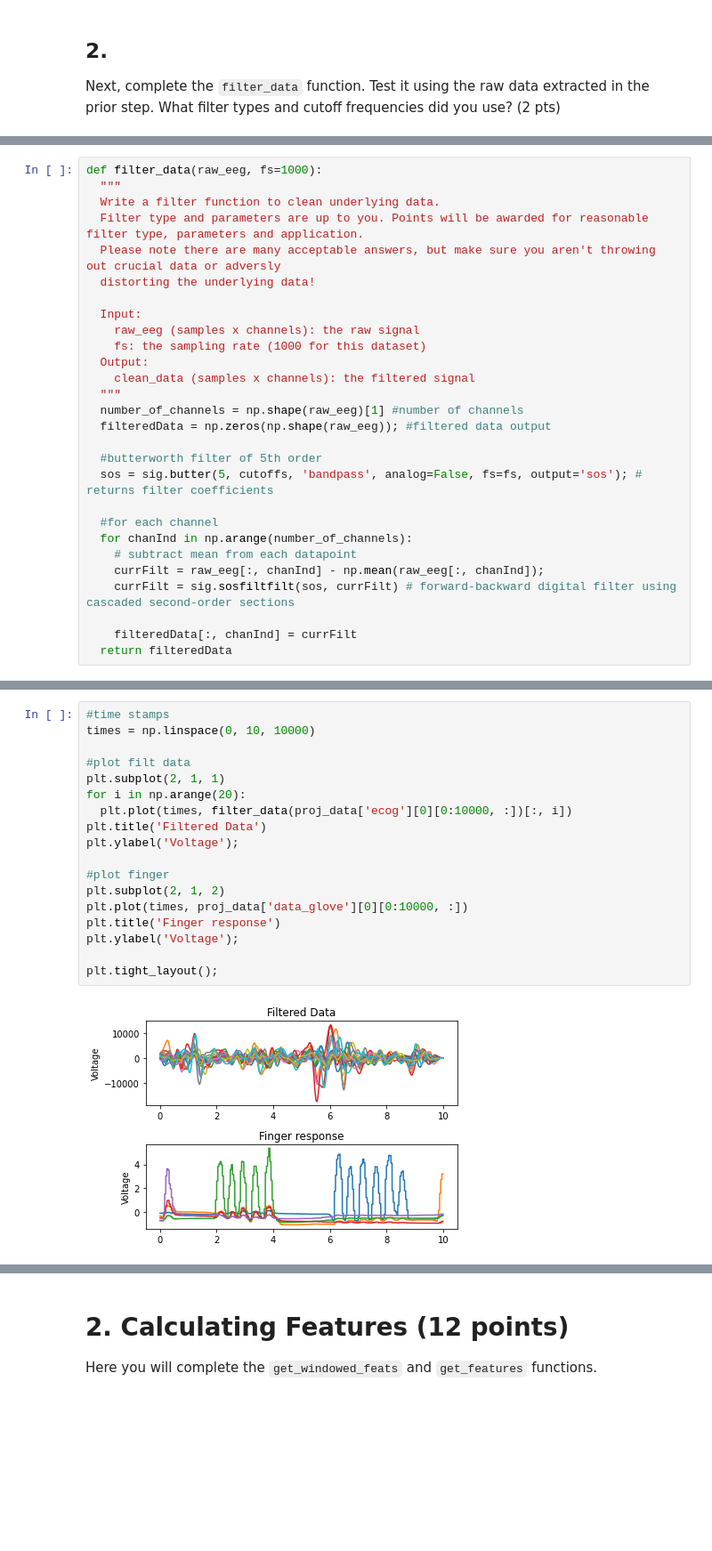
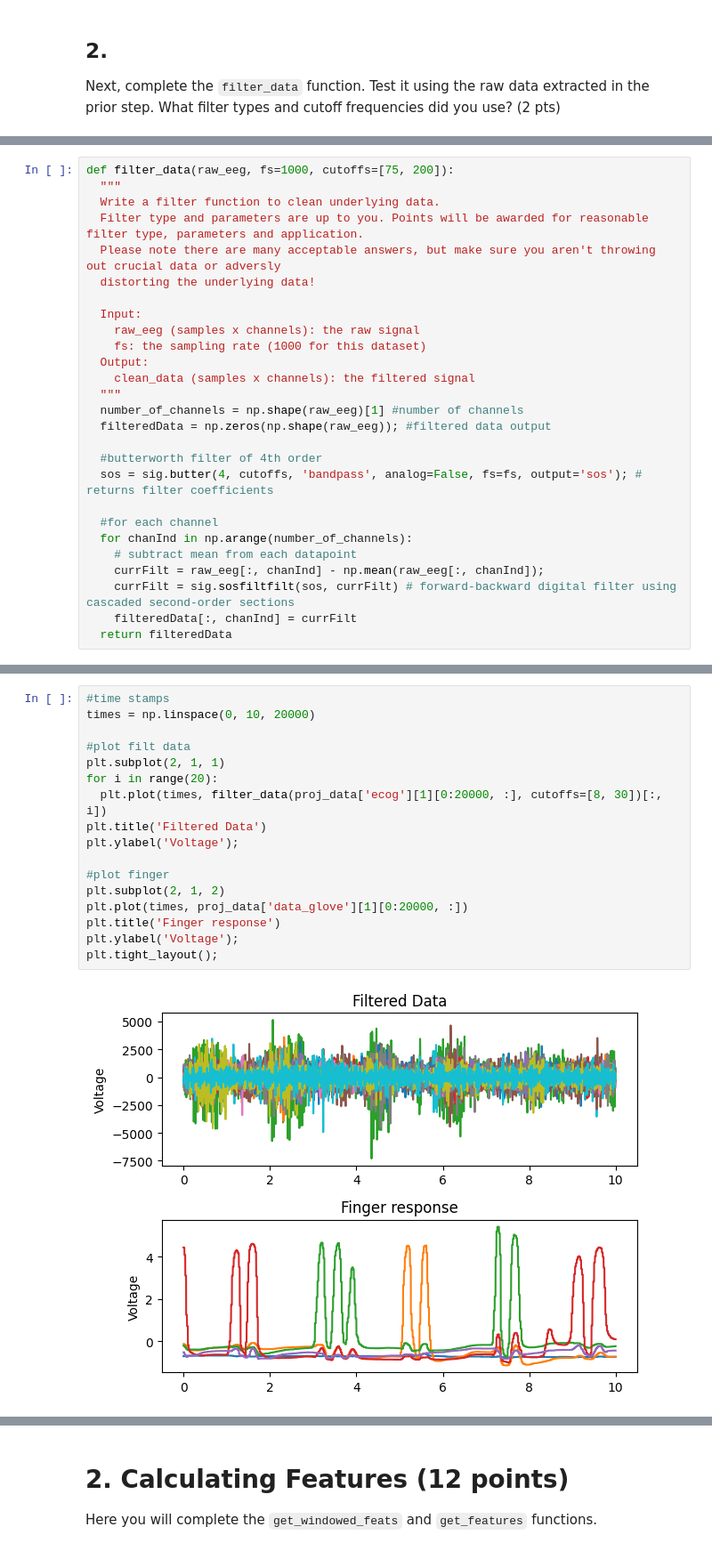
Before and after one commit to rotom303/Final_Project, a Jupyter notebook: AakashJajoo_Final_Project_Part_1.ipynb, the cells around one changed output, grey strips where cells are left out. Shown at 89% size. Saved outputs shown, nothing was run; the diff lists cells and outputs as text; blank space fills up the shorter version.

```diff
--- a/AakashJajoo_Final_Project_Part_1.ipynb
+++ b/AakashJajoo_Final_Project_Part_1.ipynb
@@ -218,5 +239,5 @@ plt.xlim(0,200)
 # %%
-def filter_data(raw_eeg, fs=1000):
+def filter_data(raw_eeg, fs=1000, cutoffs=[75, 200]):
   """
   Write a filter function to clean underlying data.
   Filter type and parameters are up to you. Points will be awarded for reasonable filter type, parameters and application.
@@ -232,15 +253,14 @@ def filter_data(raw_eeg, fs=1000):
   number_of_channels = np.shape(raw_eeg)[1] #number of channels
   filteredData = np.zeros(np.shape(raw_eeg)); #filtered data output
 
-  #butterworth filter of 5th order
-  sos = sig.butter(5, cutoffs, 'bandpass', analog=False, fs=fs, output='sos'); # returns filter coefficients
+  #butterworth filter of 4th order
+  sos = sig.butter(4, cutoffs, 'bandpass', analog=False, fs=fs, output='sos'); # returns filter coefficients
 
   #for each channel
   for chanInd in np.arange(number_of_channels):
     # subtract mean from each datapoint
     currFilt = raw_eeg[:, chanInd] - np.mean(raw_eeg[:, chanInd]);
     currFilt = sig.sosfiltfilt(sos, currFilt) # forward-backward digital filter using cascaded second-order sections
-
     filteredData[:, chanInd] = currFilt
   return filteredData
 # %%
@@ -281,20 +309,19 @@ We also noted that there is a resonant frequency of 60 Hz noise at 120 Hz and 18
 # %%
 #time stamps
-times = np.linspace(0, 10, 10000)
+times = np.linspace(0, 10, 20000)
 
 #plot filt data
 plt.subplot(2, 1, 1)
-for i in np.arange(20):
-  plt.plot(times, filter_data(proj_data['ecog'][0][0:10000, :])[:, i])
+for i in range(20):
+  plt.plot(times, filter_data(proj_data['ecog'][1][0:20000, :], cutoffs=[8, 30])[:, i])
 plt.title('Filtered Data')
 plt.ylabel('Voltage');
 
 #plot finger
 plt.subplot(2, 1, 2)
-plt.plot(times, proj_data['data_glove'][0][0:10000, :])
+plt.plot(times, proj_data['data_glove'][1][0:20000, :])
 plt.title('Finger response')
 plt.ylabel('Voltage');
-
 plt.tight_layout();
 # %% [output]
-[figure, old version]
+[figure, new version]
```
Also changed, not shown: parts of 48 cells of this notebook.
